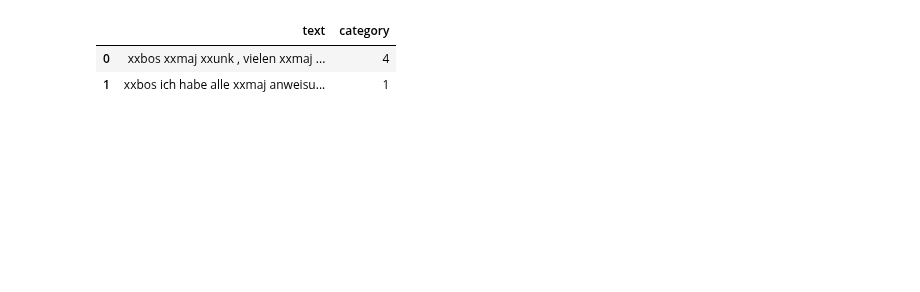
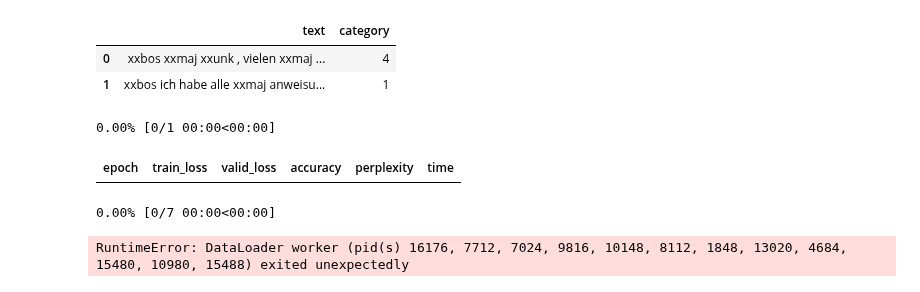
Before and after one commit to MagnusWagner/nlp_datathon, a Jupyter notebook: FastAI.ipynb, the cells around one changed output. Cells and saved outputs as stored; diff of their text form; code cells hidden in the pictures; blank space fills up the shorter version.

```diff
--- a/FastAI.ipynb
+++ b/FastAI.ipynb
@@ -59,3 +59,12 @@ dls2.show_batch(max_n=2)
 |  | text | category |
 | 0 | xxbos xxmaj xxunk , vielen xxmaj ... | 4 |
 | 1 | xxbos ich habe alle xxmaj anweisu... | 1 |
+# %%
+learn = language_model_learner(dls2, AWD_LSTM, metrics=[accuracy, Perplexity()], wd=0.1).to_fp16()
+# %%
+learn.fit_one_cycle(1, 1e-2)
+# %% [output]
+0.00% [0/1 00:00<00:00]
+| epoch | train_loss | valid_loss | accuracy | perplexity | time |
+0.00% [0/7 00:00<00:00]
+RuntimeError: DataLoader worker (pid(s) 16176, 7712, 7024, 9816, 10148, 8112, 1848, 13020, 4684, 15480, 10980, 15488) exited unexpectedly
```
Also changed, not shown: 1 other file.
